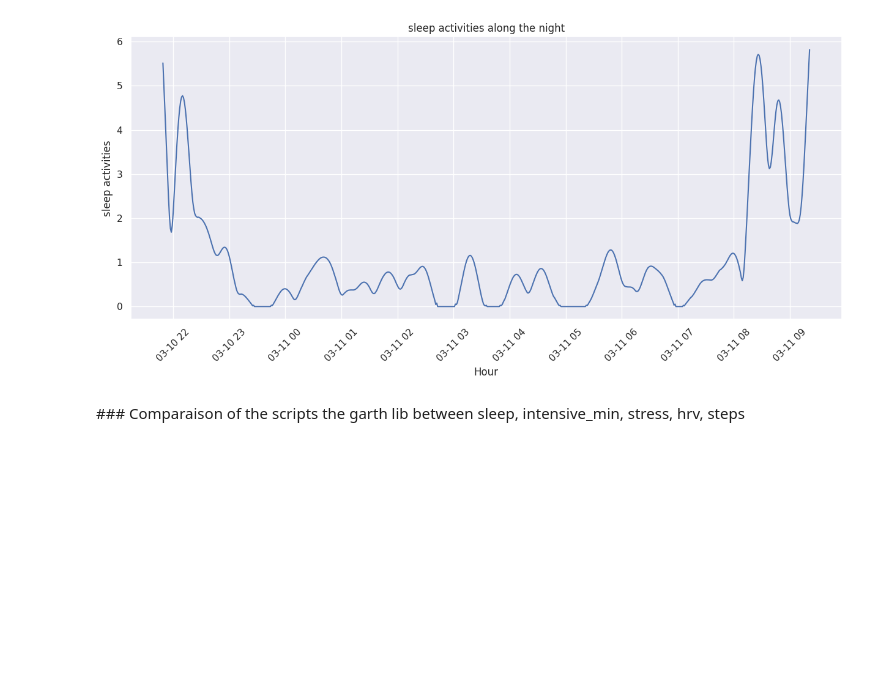
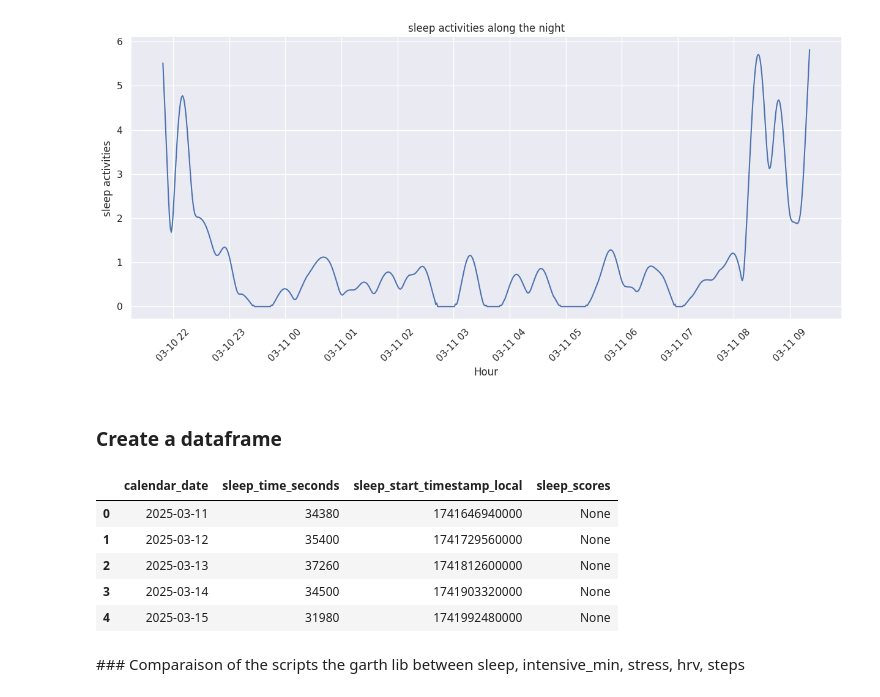
Before and after one commit to cavaliersanstete/running, a Jupyter notebook: garth_lib.ipynb, the cells around one changed output. Cells and saved outputs as stored; diff of their text form; code cells hidden in the pictures; blank space fills up the shorter version.

Commit message:
Sleep dto

```diff
--- a/garth_lib.ipynb
+++ b/garth_lib.ipynb
@@ -330,6 +330,40 @@ plt.title("sleep activities along the night")
 plt.show()
 # %% [output]
 [figure]
+# %% [markdown]
+### Create a dataframe
+# %%
+calendar_dates: List[datetime]= []
+sleep_times_seconds: List[int]= []
+sleep_starts_timestamp_local: List[int]= []
+sleep_scores: List[Optional[int]]= []
+
+for day in weekly_sleep:
+
+    daily_sleep_dto = day.daily_sleep_dto
+
+    calendar_dates.append(daily_sleep_dto.calendar_date)
+    sleep_times_seconds.append(daily_sleep_dto.sleep_time_seconds)
+    sleep_starts_timestamp_local.append(daily_sleep_dto.sleep_start_timestamp_gmt)
+    sleep_scores.append(daily_sleep_dto.sleep_scores)
+
+
+sleep_file: Dict[str,List[datetime]| List[int]] = {
+    "calendar_date": calendar_dates,
+    "sleep_time_seconds": sleep_times_seconds,
+    "sleep_start_timestamp_local": sleep_starts_timestamp_local,
+    "sleep_scores": sleep_scores
+}
+df_sleep_meta: pd.DataFrame = pd.DataFrame(sleep_file)
+
+df_sleep_meta.head()
+# %% [output]
+|  | calendar_date | sleep_time_seconds | sleep_start_timestamp_local | sleep_scores |
+| 0 | 2025-03-11 | 34380 | 1741646940000 | None |
+| 1 | 2025-03-12 | 35400 | 1741729560000 | None |
+| 2 | 2025-03-13 | 37260 | 1741812600000 | None |
+| 3 | 2025-03-14 | 34500 | 1741903320000 | None |
+| 4 | 2025-03-15 | 31980 | 1741992480000 | None |
 # %% [markdown]
 ### Comparaison of the scripts the garth lib between sleep, intensive_min, stress, hrv, steps
 # %%
```
Also changed, not shown: parts of 5 cells of this notebook.
